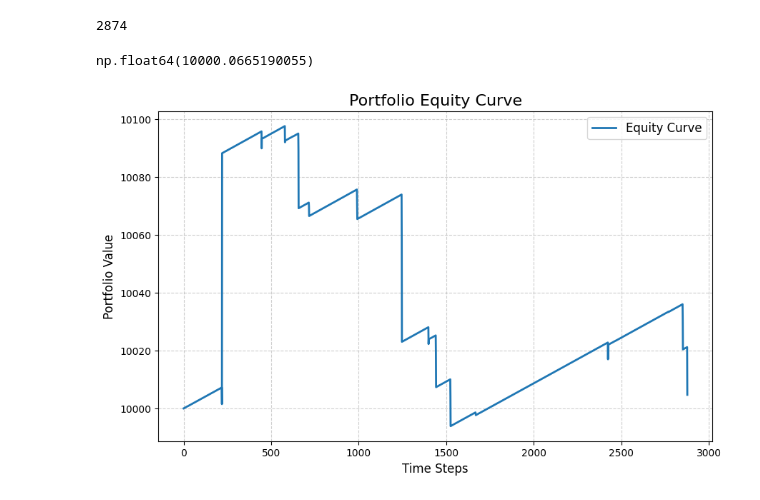
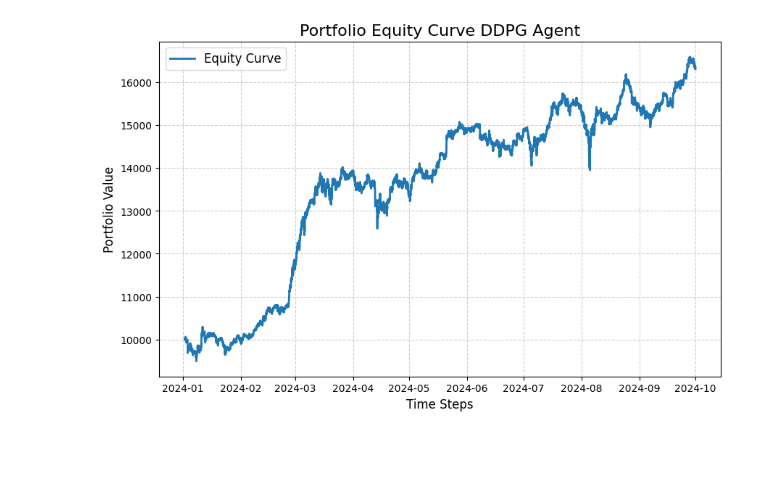
Before and after one commit to mrajancsr/deep-policy-gradient-portfolio, a Jupyter notebook: ddpgportfolio/agent/test.ipynb, the cells around one changed output. Cells and saved outputs as stored; diff of their text form; code cells hidden in the pictures; blank space fills up the shorter version.

Commit message:
got good equity curve

```diff
--- a/ddpgportfolio/agent/test.ipynb
+++ b/ddpgportfolio/agent/test.ipynb
@@ -1,8 +1,5 @@
 # %%
-# The purpose of this file is to create a price tensor for input into the neural network
-# and to train the policy using Deep Deterministic Policy Gradient.
-# Code is inspired by the paper "A Deep Reinforcement Learning Framework for the Financial Portfolio Management Problem"
-# For more details, see: c.f https://arxiv.org/abs/1706.10059
+# testing performance evaluation
 
 
 from typing import List
@@ -20,7 +17,7 @@ torch.set_default_device("mps")
 BATCH_SIZE = 50  # training is done in mini-batches
 WINDOW_SIZE = 50  # last n timesteps for the price tensor
 STEP_SIZE = 1  # for rolling window batch sampler
-start_date = "2024-08-01"  # start date of trading
+start_date = "2024-01-01"  # start date of trading
 # DEVICE = "mps"
 
 asset_names: List[str] = [
@@ -44,8 +41,6 @@ agent = DDPGAgent(portfolio, BATCH_SIZE, WINDOW_SIZE, STEP_SIZE, 100)
 
 # need to pretrain the agent to populate the replay buffer with experiences
 agent.pre_train()
-# train the agent
-#agent.train()
 # %% [output]
 pre-training ddpg agent started...
 ReplayMemoryBuffer populating with experience...
@@ -54,4 +49,4 @@ buffer size: 2876
 # %%
-agent.train()
+agent.train(100);
 # %% [output]
 Training Started for DDPG Agent
@@ -89,16 +77,22 @@ weights = []
 # %%
-ds = KrakenDataSet(portfolio, 50, 1)
-equity_curve = []
+
+
 pf_previous = 10000
-equity_curve.append(pf_previous)
+agent_equity_curve = [pf_previous]
 total_reward = 0
+weights = []
 
-for idx, (Xt, prev_index) in enumerate(ds):
+for i in range(len(ds) + 48):
+    Xt, prev_index = ds[i]
     yt = 1 / Xt[0, :, -2]
-    wt_prev = agent.pvm.get_memory_stack(prev_index)
+    yt = torch.concat([torch.ones(1), yt], dim=-1)
+    #wt_prev = agent.pvm.get_memory_stack(prev_index)
     wt = agent.pvm.get_memory_stack(prev_index + 1)
-
-    reward = portfolio.get_reward(wt, yt, wt_prev, 50)
-    total_reward += reward
-    pf_current = pf_previous * np.exp(total_reward.item())
-    equity_curve.append(pf_current.item())
+    wt_cash = 1 - wt.sum()
+    wt = torch.concat([wt_cash.unsqueeze(0), wt], dim=-1)
+    weights.append(wt)
+    #reward = portfolio.get_reward(wt, yt, wt_prev)
+    reward = torch.dot(wt, yt)
+    pf_current = pf_previous * reward
+    agent_equity_curve.append(pf_current.item())
+    pf_previous = pf_current
@@ -129,8 +99,5 @@ portfolio_values
 # %%
-len(smoothed_equity)
+len(agent_equity_curve)
-# %% [output]
-2874
-# %%
-smoothed_equity = [float(x) for x in smoothed_equity]
-# %% [output]
-np.float64(10000.0665190055)
+# %%
+cl_price = portfolio.get_close_price()
+dates = cl_price.index
@@ -137,16 +119,16 @@ np.float64(10000.0665190055)
 # %%
 import matplotlib.pyplot as plt
 
 #smoothed_equity = np.convolve(portfolio_values, np.ones(5)/5, mode='valid')
 #equity_curve = portfolio_values[1:]
 # Plot the equity curve
 plt.figure(figsize=(10, 6))
-plt.plot(range(len(equity_curve)), equity_curve, label="Equity Curve", linewidth=2)
-plt.title("Portfolio Equity Curve", fontsize=16)
+plt.plot(dates[50:], agent_equity_curve, label="Equity Curve", linewidth=2)
+plt.title("Portfolio Equity Curve DDPG Agent", fontsize=16)
 plt.xlabel("Time Steps", fontsize=12)
 plt.ylabel("Portfolio Value", fontsize=12)
 plt.grid(True, linestyle="--", alpha=0.6)
 plt.legend(fontsize=12)
 plt.show()
 # %% [output]
-[figure, old version]
+[figure, new version]
```
Also changed, not shown: parts of 22 cells of this notebook, 2 other files.
